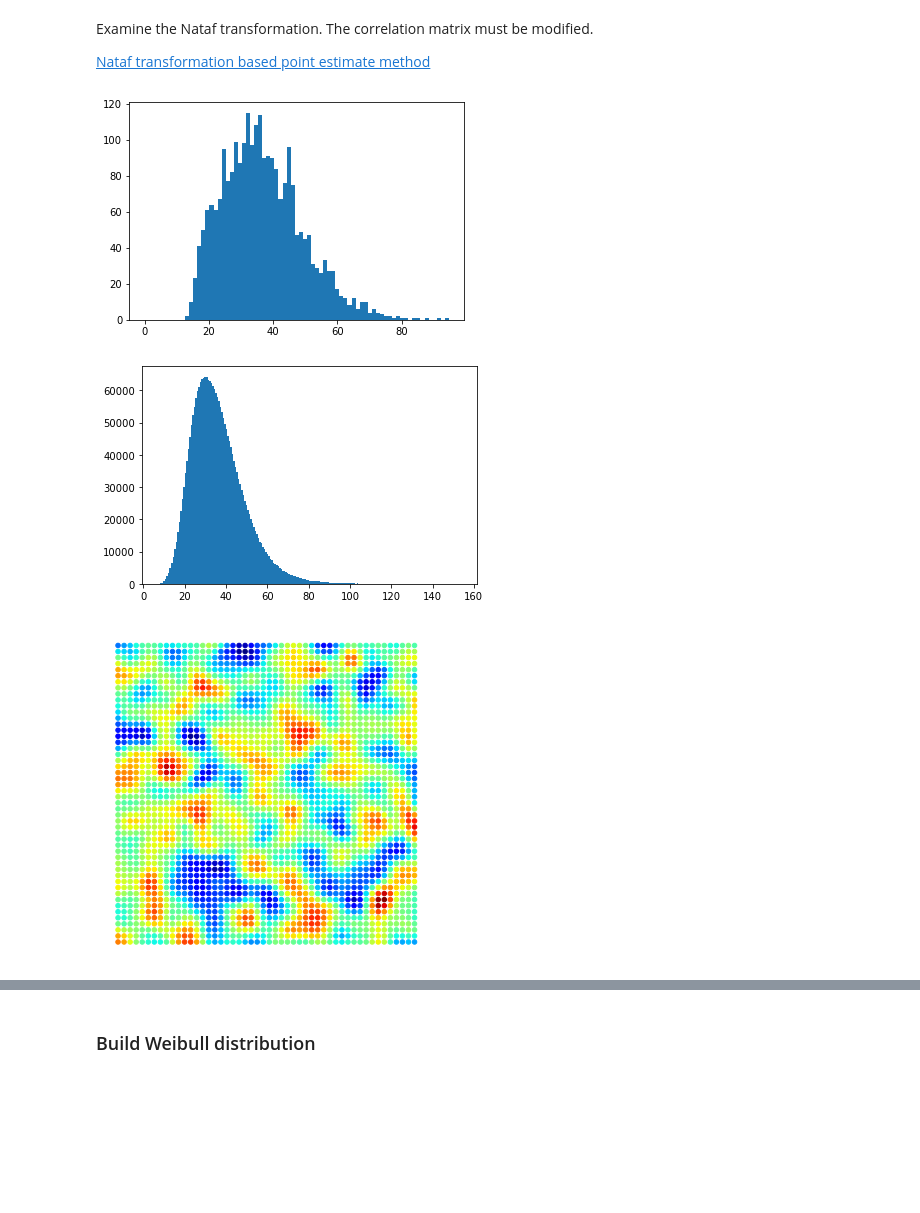
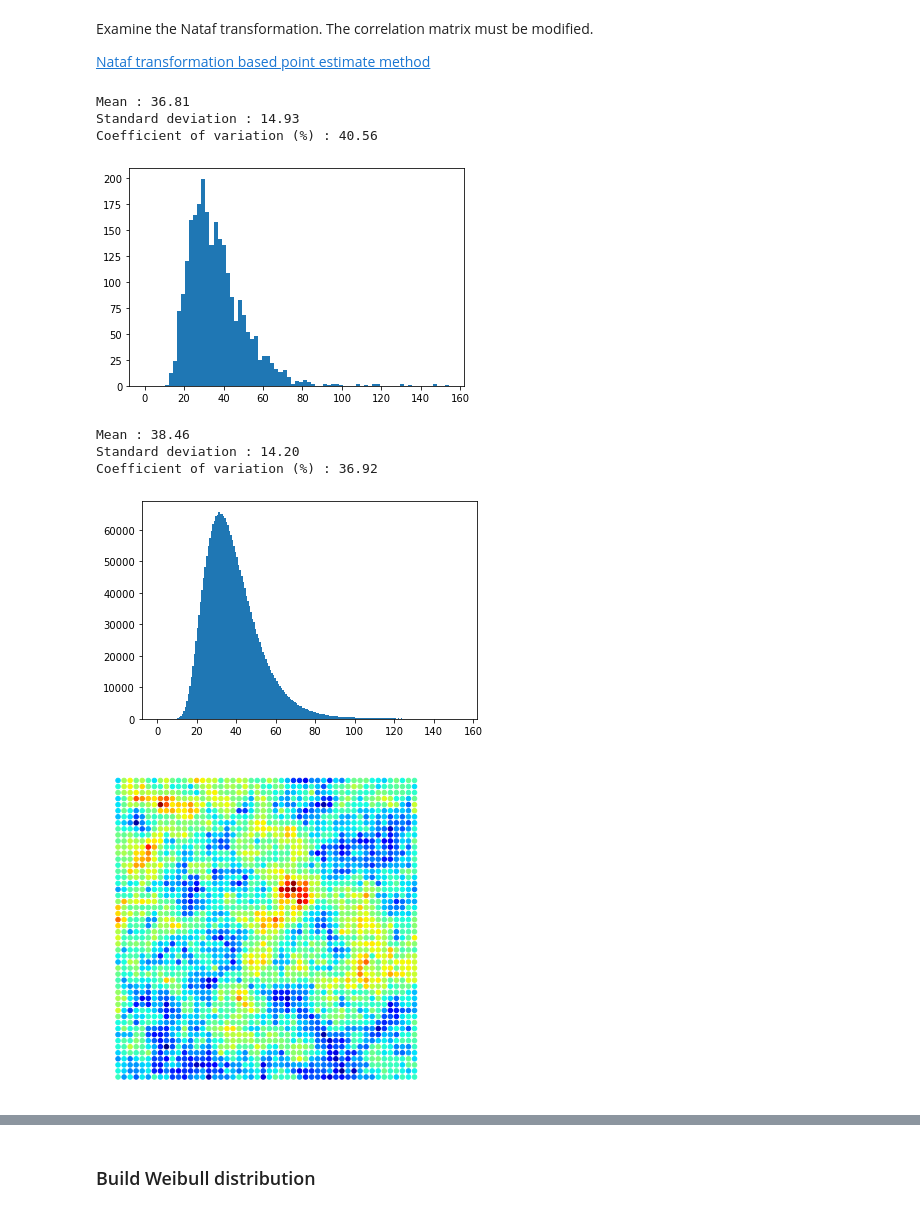
Before and after one commit to mark-hobbs/pyrf, a Jupyter notebook: Random_field_generation.ipynb, the cells around one changed output, grey strips where cells are left out. Cells and saved outputs as stored; diff of their text form; code cells hidden in the pictures; blank space fills up the shorter version.

```diff
--- a/Random_field_generation.ipynb
+++ b/Random_field_generation.ipynb
@@ -43,4 +41,4 @@ gc.visualise(C)
 # %%
-# matern = Matern(lc, nu=1/2)
-# C = matern.build_correlation_matrix(x)
-# matern.visualise(C)
+matern = Matern(lc, nu=1/2)
+C = matern.build_correlation_matrix(x)
+matern.visualise(C)
@@ -81,14 +84,22 @@ lognormal = LogNormal(mean_fc, 800)
 md = MD(C, lognormal)
 K = md.generate_sample()
 plt.hist(K, 75, range=(0, np.max(K)));
+lognormal.print_distribution_properties(K)
 # %% [output]
+Mean : 36.81
+Standard deviation : 14.93
+Coefficient of variation (%) : 40.56
-[figure, old version]
+[figure, new version]
 # %%
 K_array = md.generate_samples(1000)
-plt.hist(K_array.flatten(), 200);
+plt.hist(K_array.flatten(), 200, range=(0, np.max(K)));
+lognormal.print_distribution_properties(K_array)
 # %% [output]
+Mean : 38.46
+Standard deviation : 14.20
+Coefficient of variation (%) : 36.92
-[figure, old version]
+[figure, new version]
 # %%
 md.visualise(x, np.log(K), 20)
 # %% [output]
-[figure, old version]
+[figure, new version]
```
Also changed, not shown: parts of 12 cells of this notebook, 1 other file.
